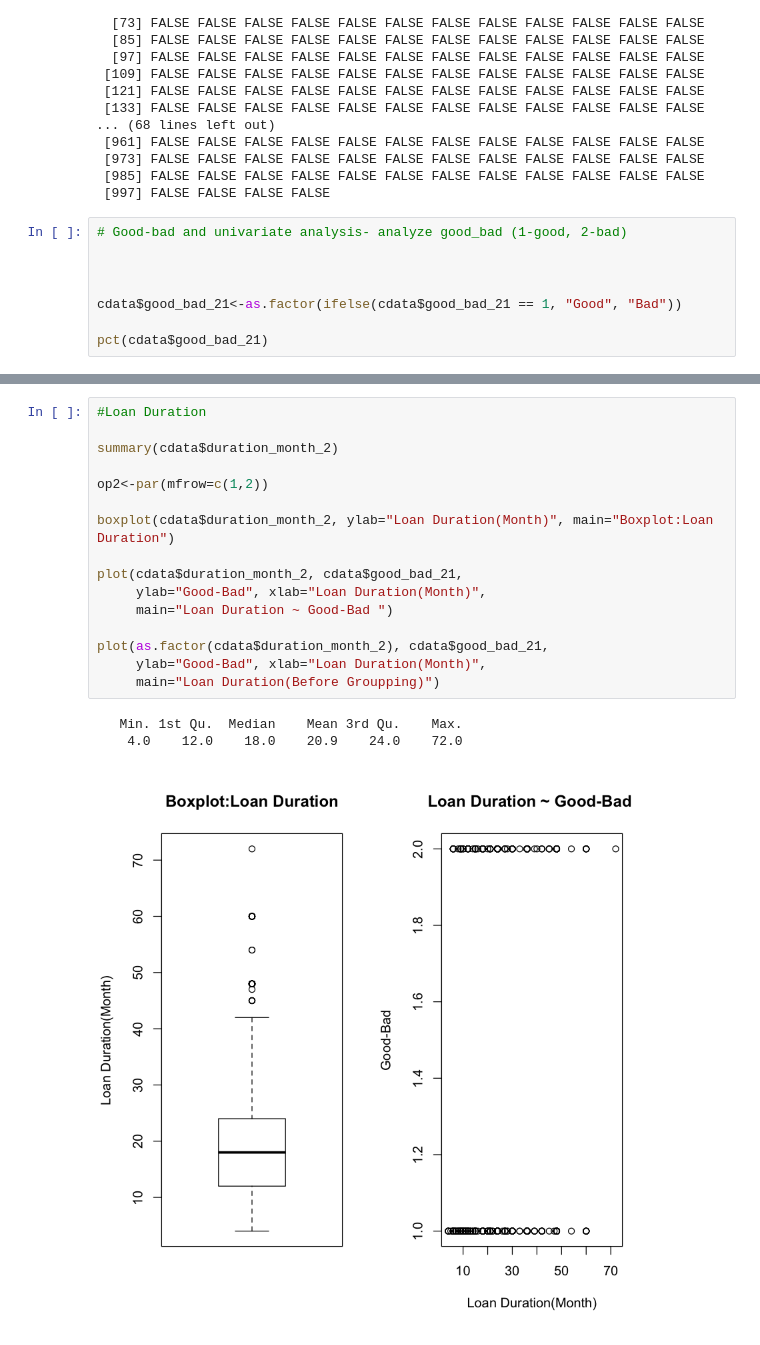
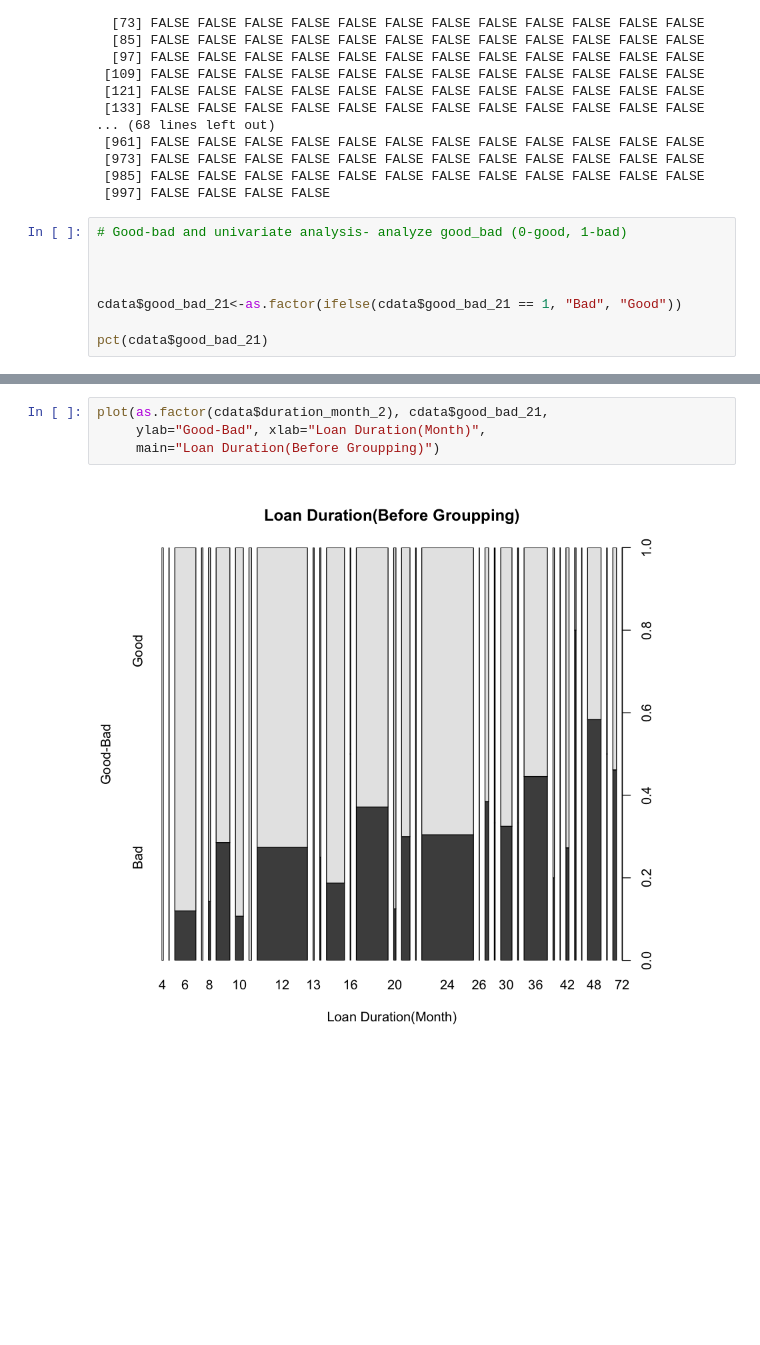
Before and after one commit to amerpandey/credit_model, a Jupyter notebook: Credit Risk Modeling.ipynb, the cells around one changed output, grey strips where cells are left out. Drawn from its saved outputs; the diff is of its cells as text; blank space fills up the shorter version.

```diff
--- a/Credit Risk Modeling.ipynb
+++ b/Credit Risk Modeling.ipynb
@@ -199,11 +186,11 @@ cdata$no_people_liable_for_mntnance_18 < as.numeric(cdata$no_people_liable_for_m
  [985] FALSE FALSE FALSE FALSE FALSE FALSE FALSE FALSE FALSE FALSE FALSE FALSE
  [997] FALSE FALSE FALSE FALSE
 # %%
-# Good-bad and univariate analysis- analyze good_bad (1-good, 2-bad)
+# Good-bad and univariate analysis- analyze good_bad (0-good, 1-bad)
 
 
 
-cdata$good_bad_21<-as.factor(ifelse(cdata$good_bad_21 == 1, "Good", "Bad"))
+cdata$good_bad_21<-as.factor(ifelse(cdata$good_bad_21 == 1, "Bad", "Good"))
 
 pct(cdata$good_bad_21)
 # %% [output]
@@ -257,20 +261,6 @@ Warning message in par(mfrow = c(1, 2), new = TRUE):
 # %%
-#Loan Duration
-
-summary(cdata$duration_month_2)
-
-op2<-par(mfrow=c(1,2))
-
-boxplot(cdata$duration_month_2, ylab="Loan Duration(Month)", main="Boxplot:Loan Duration")
-
-plot(cdata$duration_month_2, cdata$good_bad_21,
-     ylab="Good-Bad", xlab="Loan Duration(Month)",
-     main="Loan Duration ~ Good-Bad ")
-
 plot(as.factor(cdata$duration_month_2), cdata$good_bad_21,
      ylab="Good-Bad", xlab="Loan Duration(Month)",
      main="Loan Duration(Before Groupping)")
 # %% [output]
-   Min. 1st Qu.  Median    Mean 3rd Qu.    Max.
-    4.0    12.0    18.0    20.9    24.0    72.0
-[figure, old version]
+[figure, new version]
```
Also changed, not shown: parts of 19 cells of this notebook.
